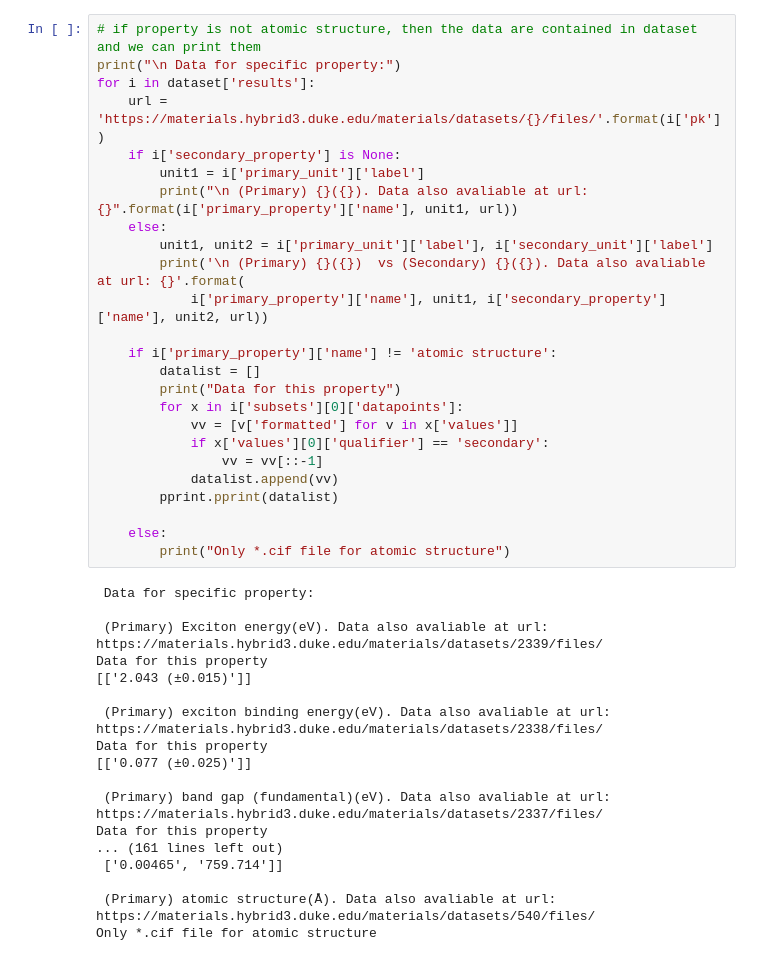
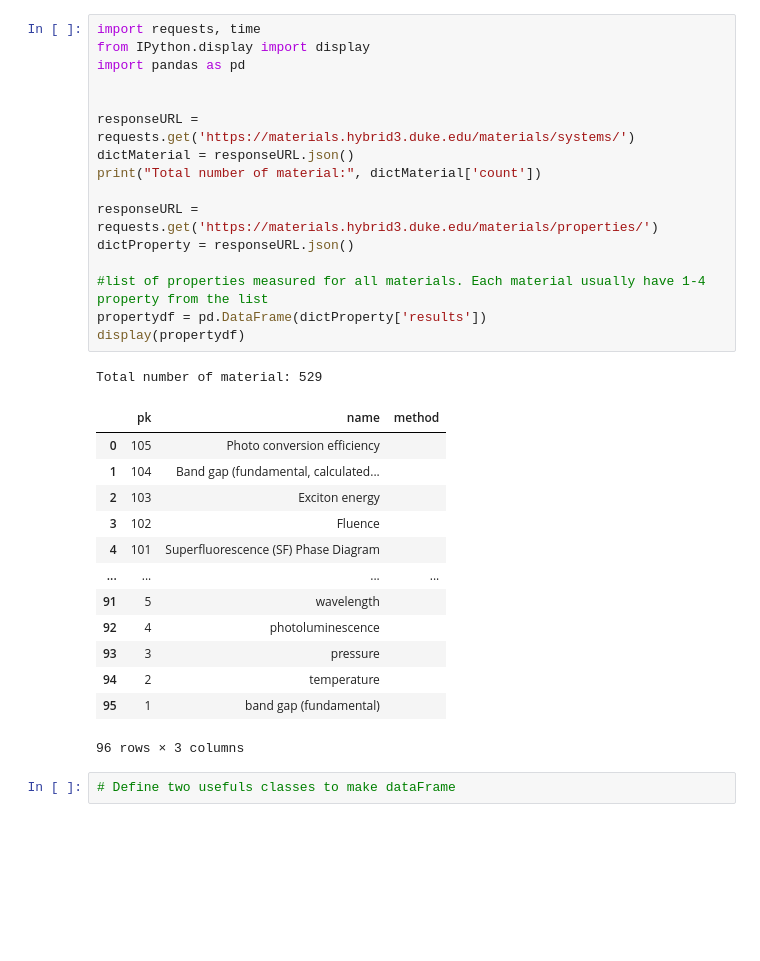
Before and after one commit to iip0/dataset, a Jupyter notebook: compounds_dataset.ipynb, the cells around one changed output. Cells and saved outputs as stored; diff of their text form; blank space fills up the shorter version.

```diff
--- a/compounds_dataset.ipynb
+++ b/compounds_dataset.ipynb
@@ -65,43 +8,33 @@ atomic structure
-# %%
-# if property is not atomic structure, then the data are contained in dataset and we can print them
-print("\n Data for specific property:")
-for i in dataset['results']:
-    url = 'https://materials.hybrid3.duke.edu/materials/datasets/{}/files/'.format(i['pk'])
-    if i['secondary_property'] is None:
-        unit1 = i['primary_unit']['label']
-        print("\n (Primary) {}({}). Data also avaliable at url: {}".format(i['primary_property']['name'], unit1, url))
-    else:
-        unit1, unit2 = i['primary_unit']['label'], i['secondary_unit']['label']
-        print('\n (Primary) {}({})  vs (Secondary) {}({}). Data also avaliable at url: {}'.format(
-            i['primary_property']['name'], unit1, i['secondary_property']['name'], unit2, url))
-
-    if i['primary_property']['name'] != 'atomic structure':
-        datalist = []
-        print("Data for this property")
-        for x in i['subsets'][0]['datapoints']:
-            vv = [v['formatted'] for v in x['values']]
-            if x['values'][0]['qualifier'] == 'secondary':
-                vv = vv[::-1]
-            datalist.append(vv)
-        pprint.pprint(datalist)
-
-    else:
-        print("Only *.cif file for atomic structure")
-# %% [output]
- Data for specific property:
-
- (Primary) Exciton energy(eV). Data also avaliable at url: https://materials.hybrid3.duke.edu/materials/datasets/2339/files/
-Data for this property
-[['2.043 (±0.015)']]
-
- (Primary) exciton binding energy(eV). Data also avaliable at url: https://materials.hybrid3.duke.edu/materials/datasets/2338/files/
-Data for this property
-[['0.077 (±0.025)']]
-
- (Primary) band gap (fundamental)(eV). Data also avaliable at url: https://materials.hybrid3.duke.edu/materials/datasets/2337/files/
-Data for this property
-... (161 lines left out)
- ['0.00465', '759.714']]
-
- (Primary) atomic structure(Å). Data also avaliable at url: https://materials.hybrid3.duke.edu/materials/datasets/540/files/
-Only *.cif file for atomic structure
+# %%
+import requests, time
+from IPython.display import display
+import pandas as pd
+
+
+responseURL = requests.get('https://materials.hybrid3.duke.edu/materials/systems/')
+dictMaterial = responseURL.json()
+print("Total number of material:", dictMaterial['count'])
+
+responseURL = requests.get('https://materials.hybrid3.duke.edu/materials/properties/')
+dictProperty = responseURL.json()
+
+#list of properties measured for all materials. Each material usually have 1-4 property from the list
+propertydf = pd.DataFrame(dictProperty['results'])
+display(propertydf)
+# %% [output]
+Total number of material: 529
+|  | pk | name | method |
+| 0 | 105 | Photo conversion efficiency |  |
+| 1 | 104 | Band gap (fundamental, calculated... |  |
+| 2 | 103 | Exciton energy |  |
+| 3 | 102 | Fluence |  |
+| 4 | 101 | Superfluorescence (SF) Phase Diagram |  |
+| ... | ... | ... | ... |
+| 91 | 5 | wavelength |  |
+| 92 | 4 | photoluminescence |  |
+| 93 | 3 | pressure |  |
+| 94 | 2 | temperature |  |
+| 95 | 1 | band gap (fundamental) |  |
+96 rows × 3 columns
+# %%
+# Define two usefuls classes to make dataFrame
```
Also changed, not shown: parts of 10 cells of this notebook, 1 other file.
